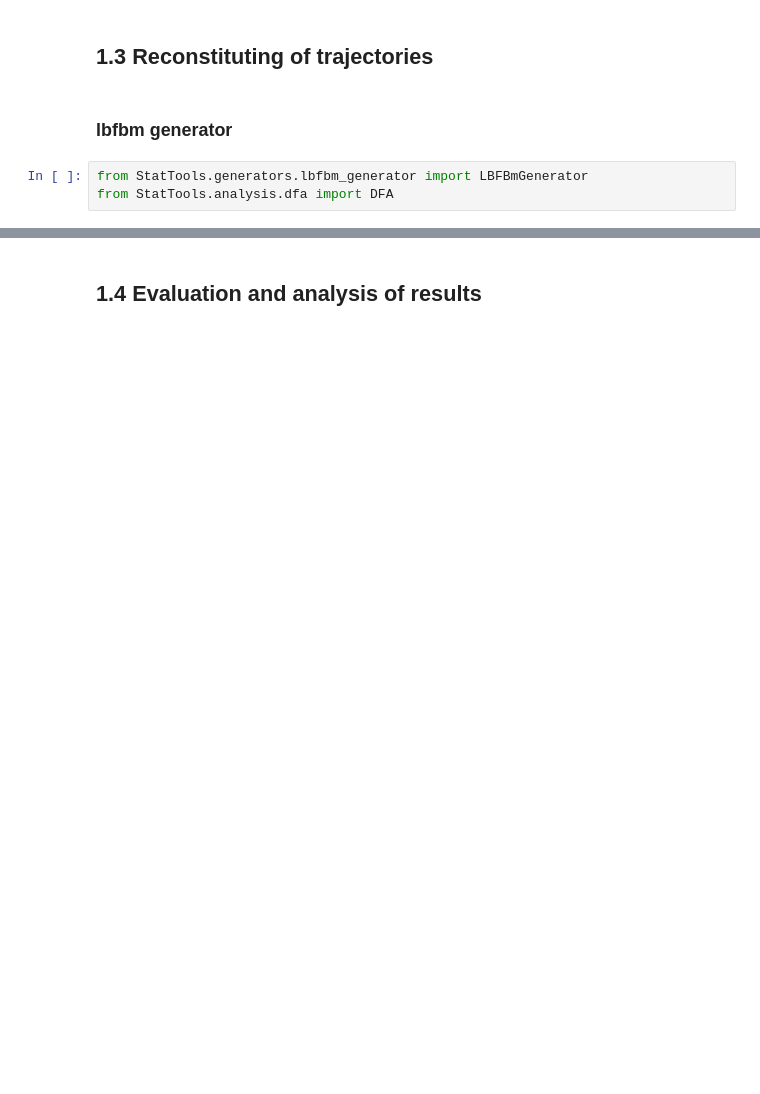
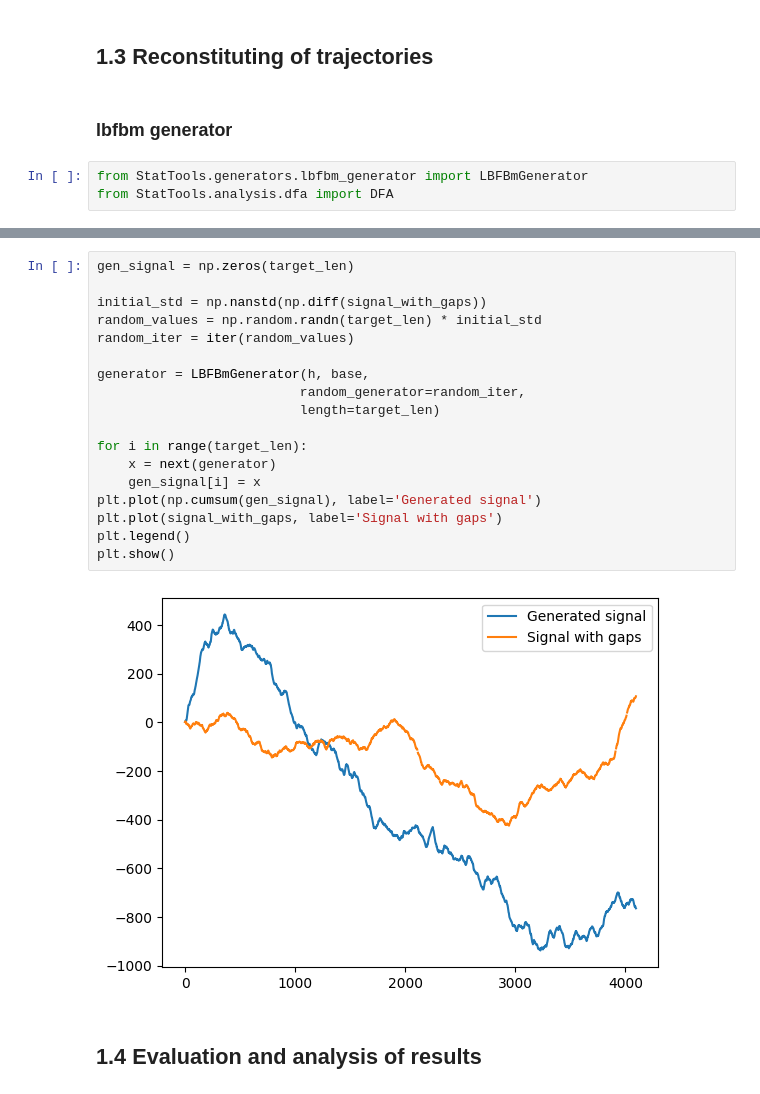
Before and after one commit to Digiratory/StatTools, a Jupyter notebook: research/data_recovery.ipynb, the cells around one changed output, grey strips where cells are left out. Drawn from its saved outputs; the diff is of its cells as text; blank space fills up the shorter version.

```diff
--- a/research/data_recovery.ipynb
+++ b/research/data_recovery.ipynb
@@ -187,2 +209,22 @@ plt.show()
+# %%
+gen_signal = np.zeros(target_len)
+
+initial_std = np.nanstd(np.diff(signal_with_gaps))
+random_values = np.random.randn(target_len) * initial_std
+random_iter = iter(random_values)
+
+generator = LBFBmGenerator(h, base,
+                          random_generator=random_iter,
+                          length=target_len)
+
+for i in range(target_len):
+    x = next(generator)
+    gen_signal[i] = x
+plt.plot(np.cumsum(gen_signal), label='Generated signal')
+plt.plot(signal_with_gaps, label='Signal with gaps')
+plt.legend()
+plt.show()
+# %% [output]
+[figure, added]
 # %% [markdown]
 ## 1.4 Evaluation and analysis of results
```
Also changed, not shown: parts of 6 cells of this notebook, 3 other files.
